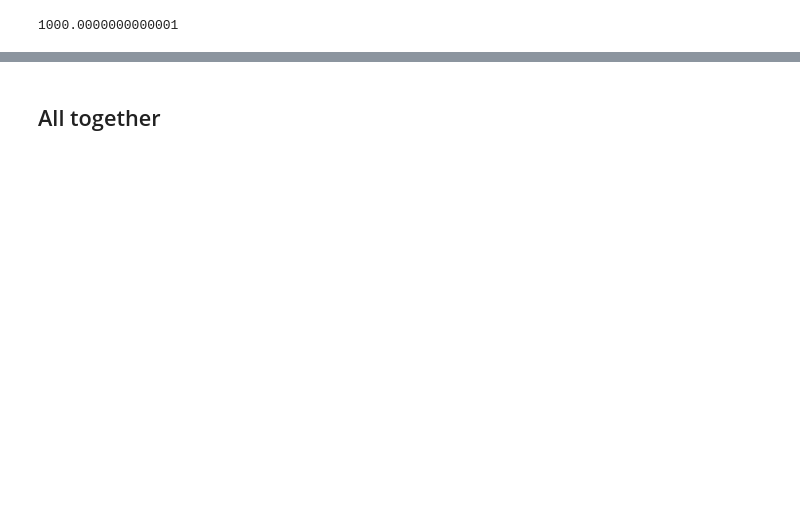
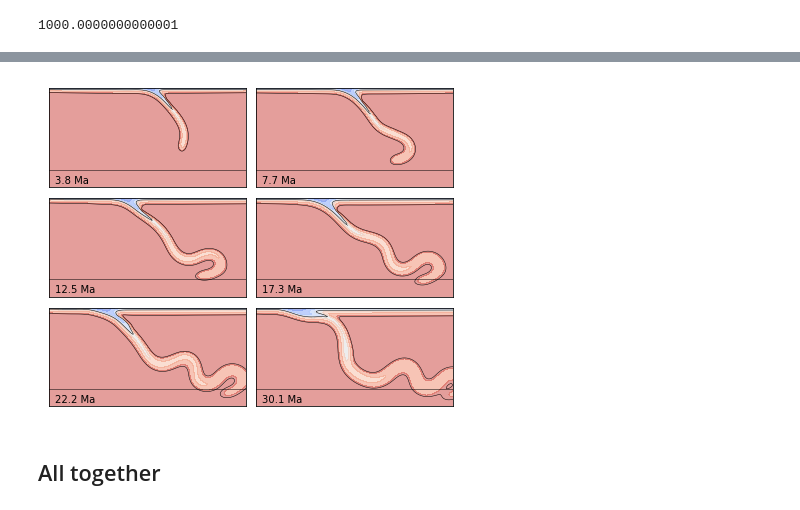
Before and after one commit to dansand/flat_slab, a Jupyter notebook: analysis/stress_curvature.ipynb, the cells around one changed output, grey strips where cells are left out. Saved outputs shown, nothing was run; the diff lists cells and outputs as text; code cells hidden in the pictures; blank space fills up the shorter version.

```diff
--- a/analysis/stress_curvature.ipynb
+++ b/analysis/stress_curvature.ipynb
@@ -247,0 +263,45 @@ ax.contour(np.flipud(temp), colors='g', levels=[650., 1250.],
+# %%
+#np.arange(8, 56,8)
+
+times = [3.8, 7.7, 12.5, 17.3, 22.2, 30.1]
+
+# Four axes, returned as a 2-d array
+#f, axarr = plt.subplots(3, 2)
+#f.tight_layout()
+f = plt.figure(figsize = (7.25,6))
+gs1 = gridspec.GridSpec(3, 2)
+gs1.update(wspace=0.05, hspace=0.025)
+
+
+count = 0
+for i in np.arange(8, 56,8):
+    tfile = tempFiles[i]
+    tempField.load(tfile)
+    tempdata = tempField.evaluate(coords[:, :])[:,0]
+    #build array to collect the data
+    temp = np.zeros(xv.shape)
+    temp[:] = np.flipud(tempdata.reshape((xv.shape)))*1400.0
+
+    ax = plt.subplot(gs1[count])
+    #plt.subplot(gs1[i])
+
+
+    ax.contourf(temp, cmap='coolwarm', vmax = 1400, vmin = 0,
+          extent=[mesh.minCoord[0]*2900, mesh.maxCoord[0]*2900, 0, 1000], alpha = 0.5,
+               levels = [    0.,   200.,   400.,   600.,   800.,  1000.,  1200.,  1420.])
+
+    ax.contour(temp, colors='k', levels=[650., 1250.],
+                     extent=[mesh.minCoord[0]*2900, mesh.maxCoord[0]*2900, 0, 1000], linewidths = 0.5 )
+
+    ax.hlines(660, -1000, 1000,  alpha = 0.5 , linewidths = 1 )
+
+    ax.set_xlim(-800, 800)
+    ax.set_ylim(800, 0)
+    ax.set_aspect('equal')
+    ax.set_xticks([])
+    ax.set_yticks([])
+    #print(count)
+    ax.text(-750, 770,'{} Ma'.format(times[count]), size = 10)
+    count += 1
+# %% [output]
+[figure, added]
```
Also changed, not shown: parts of 17 cells of this notebook, 4 other files.
